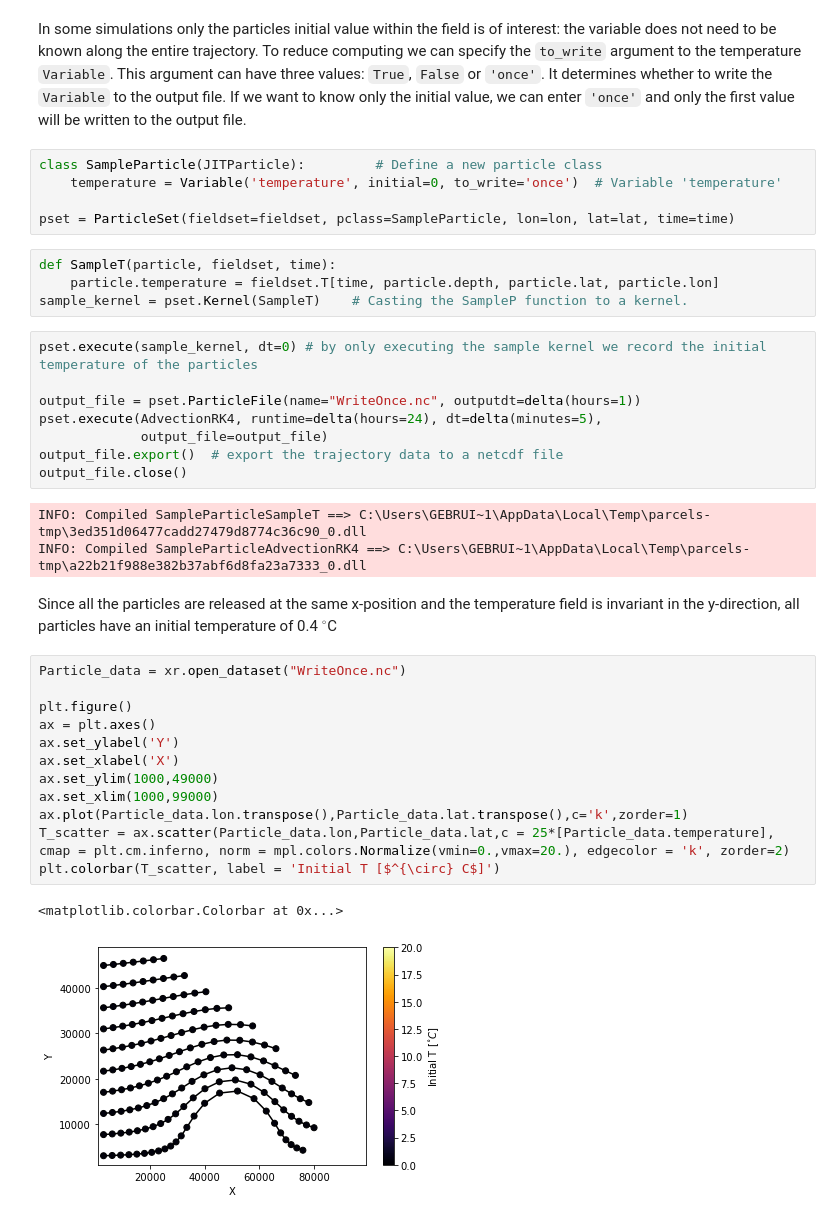
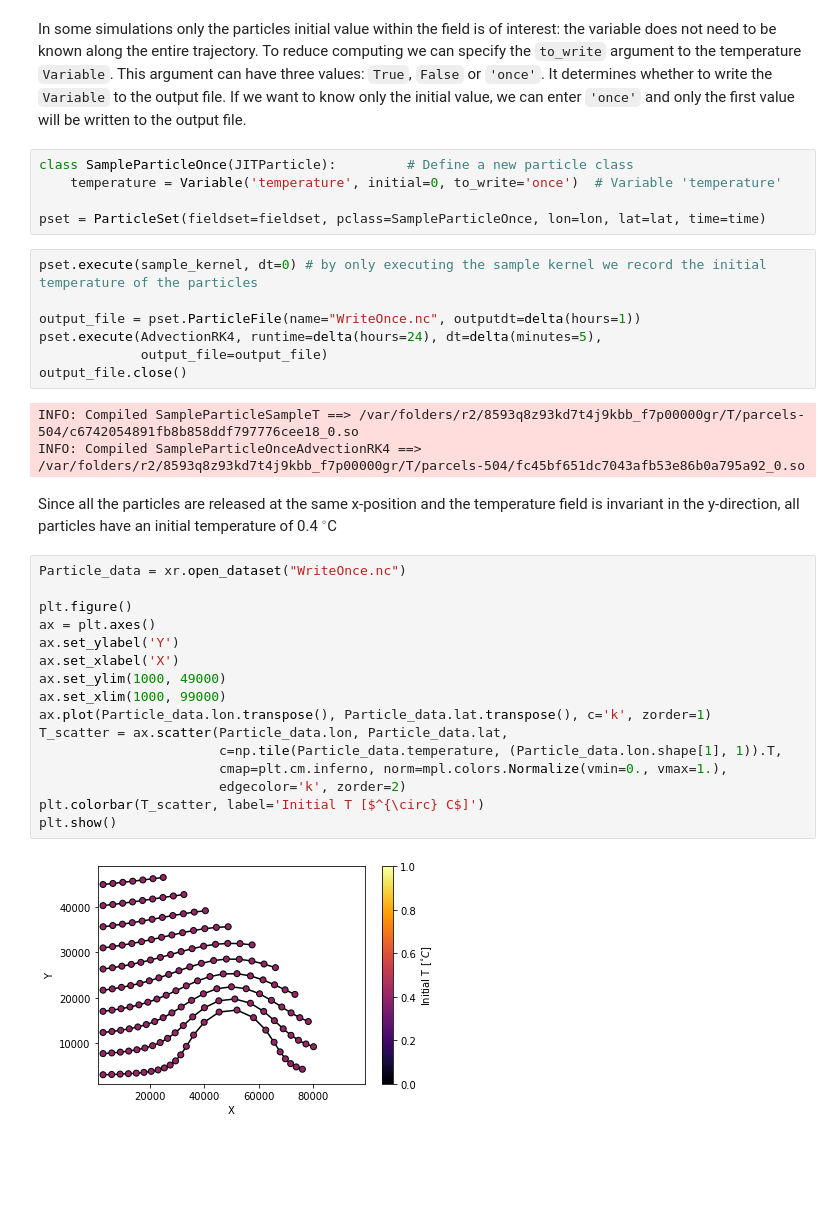
Before and after one commit to OceanParcels/Parcels, a Jupyter notebook: parcels/examples/tutorial_sampling.ipynb, the cells around one changed output. Drawn from its saved outputs; the diff is of its cells as text; blank space fills up the shorter version.

```diff
--- a/parcels/examples/tutorial_sampling.ipynb
+++ b/parcels/examples/tutorial_sampling.ipynb
@@ -112,39 +110,37 @@ plt.colorbar(T_scatter, label = 'T [$^{\circ} C$]')
 # %% [markdown]
 In some simulations only the particles initial value within the field is of interest: the variable does not need to be known along the entire trajectory. To reduce computing we can specify the `to_write` argument to the temperature `Variable`. This argument can have three values: `True`, `False` or `'once'`. It determines whether to write the `Variable` to the output file. If we want to know only the initial value, we can enter `'once'` and only the first value will be written to the output file.
 # %%
-class SampleParticle(JITParticle):         # Define a new particle class
+class SampleParticleOnce(JITParticle):         # Define a new particle class
     temperature = Variable('temperature', initial=0, to_write='once')  # Variable 'temperature'
 
-pset = ParticleSet(fieldset=fieldset, pclass=SampleParticle, lon=lon, lat=lat, time=time)
+pset = ParticleSet(fieldset=fieldset, pclass=SampleParticleOnce, lon=lon, lat=lat, time=time)
-# %%
-def SampleT(particle, fieldset, time):
-    particle.temperature = fieldset.T[time, particle.depth, particle.lat, particle.lon]
-sample_kernel = pset.Kernel(SampleT)    # Casting the SampleP function to a kernel.
 # %%
 pset.execute(sample_kernel, dt=0) # by only executing the sample kernel we record the initial temperature of the particles
 
 output_file = pset.ParticleFile(name="WriteOnce.nc", outputdt=delta(hours=1))
 pset.execute(AdvectionRK4, runtime=delta(hours=24), dt=delta(minutes=5),
              output_file=output_file)
-output_file.export()  # export the trajectory data to a netcdf file
 output_file.close()
 # %% [output]
-INFO: Compiled SampleParticleSampleT ==> C:\Users\GEBRUI~1\AppData\Local\Temp\parcels-tmp\3ed351d06477cadd27479d8774c36c90_0.dll
-INFO: Compiled SampleParticleAdvectionRK4 ==> C:\Users\GEBRUI~1\AppData\Local\Temp\parcels-tmp\a22b21f988e382b37abf6d8fa23a7333_0.dll
+INFO: Compiled SampleParticleSampleT ==> /var/folders/r2/8593q8z93kd7t4j9kbb_f7p00000gr/T/parcels-504/c6742054891fb8b858ddf797776cee18_0.so
+INFO: Compiled SampleParticleOnceAdvectionRK4 ==> /var/folders/r2/8593q8z93kd7t4j9kbb_f7p00000gr/T/parcels-504/fc45bf651dc7043afb53e86b0a795a92_0.so
 # %% [markdown]
 Since all the particles are released at the same x-position and the temperature field is invariant in the y-direction, all particles have an initial temperature of 0.4 $^\circ$C
 # %%
 Particle_data = xr.open_dataset("WriteOnce.nc")
 
 plt.figure()
 ax = plt.axes()
 ax.set_ylabel('Y')
 ax.set_xlabel('X')
-ax.set_ylim(1000,49000)
-ax.set_xlim(1000,99000)
-ax.plot(Particle_data.lon.transpose(),Particle_data.lat.transpose(),c='k',zorder=1)
-T_scatter = ax.scatter(Particle_data.lon,Particle_data.lat,c = 25*[Particle_data.temperature], cmap = plt.cm.inferno, norm = mpl.colors.Normalize(vmin=0.,vmax=20.), edgecolor = 'k', zorder=2)
-plt.colorbar(T_scatter, label = 'Initial T [$^{\circ} C$]')
+ax.set_ylim(1000, 49000)
+ax.set_xlim(1000, 99000)
+ax.plot(Particle_data.lon.transpose(), Particle_data.lat.transpose(), c='k', zorder=1)
+T_scatter = ax.scatter(Particle_data.lon, Particle_data.lat,
+                       c=np.tile(Particle_data.temperature, (Particle_data.lon.shape[1], 1)).T,
+                       cmap=plt.cm.inferno, norm=mpl.colors.Normalize(vmin=0., vmax=1.),
+                       edgecolor='k', zorder=2)
+plt.colorbar(T_scatter, label='Initial T [$^{\circ} C$]')
+plt.show()
 # %% [output]
-<matplotlib.colorbar.Colorbar at 0x...>
-[figure, old version]
+[figure, new version]
```
Also changed, not shown: parts of 6 cells of this notebook.
